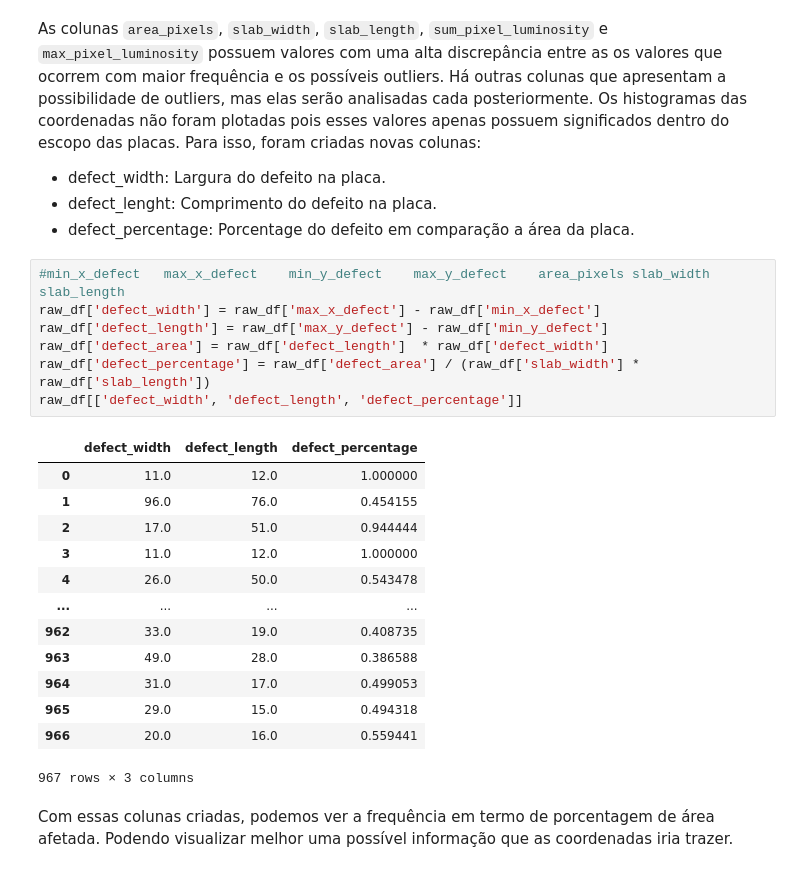
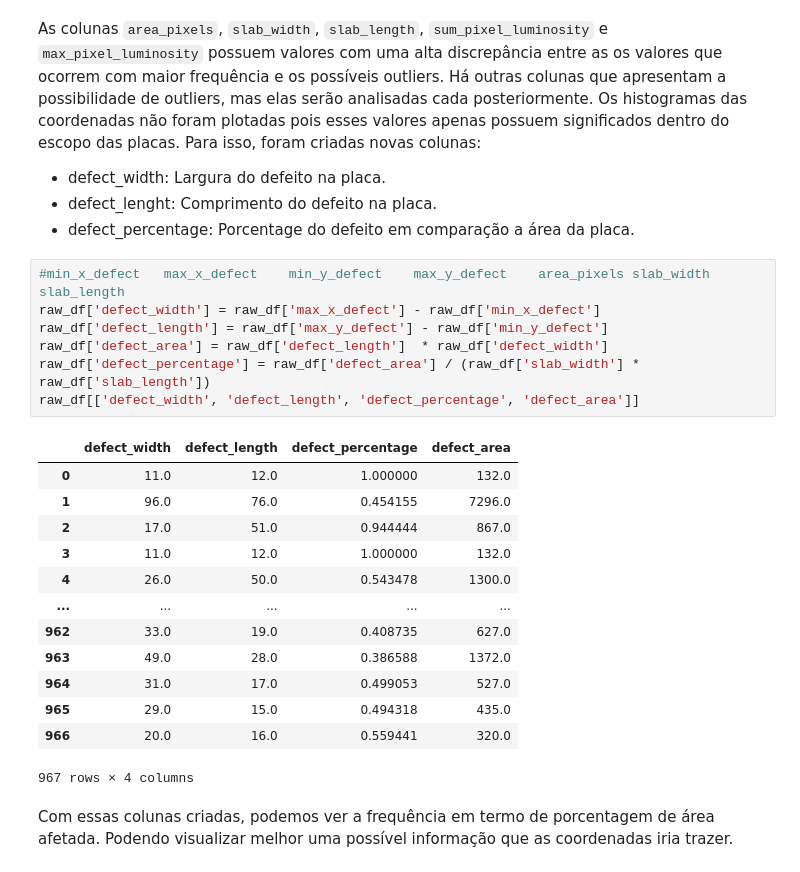
Before and after one commit to beamaia/steel-plates-arcelor, a Jupyter notebook: notebooks/desafio_beatriz_maia.ipynb, the cells around one changed output. Drawn from its saved outputs; the diff is of its cells as text.

```diff
--- a/notebooks/desafio_beatriz_maia.ipynb
+++ b/notebooks/desafio_beatriz_maia.ipynb
@@ -242,24 +243,24 @@ As colunas `area_pixels`, `slab_width`, `slab_length`, `sum_pixel_luminosity` e
 # %%
 #min_x_defect	max_x_defect	min_y_defect	max_y_defect	area_pixels	slab_width	slab_length
 raw_df['defect_width'] = raw_df['max_x_defect'] - raw_df['min_x_defect']
 raw_df['defect_length'] = raw_df['max_y_defect'] - raw_df['min_y_defect']
 raw_df['defect_area'] = raw_df['defect_length']  * raw_df['defect_width']
 raw_df['defect_percentage'] = raw_df['defect_area'] / (raw_df['slab_width'] * raw_df['slab_length'])
-raw_df[['defect_width', 'defect_length', 'defect_percentage']]
+raw_df[['defect_width', 'defect_length', 'defect_percentage', 'defect_area']]
 # %% [output]
-|  | defect_width | defect_length | defect_percentage |
-| 0 | 11.0 | 12.0 | 1.000000 |
-| 1 | 96.0 | 76.0 | 0.454155 |
-| 2 | 17.0 | 51.0 | 0.944444 |
-| 3 | 11.0 | 12.0 | 1.000000 |
-| 4 | 26.0 | 50.0 | 0.543478 |
-| ... | ... | ... | ... |
-| 962 | 33.0 | 19.0 | 0.408735 |
-| 963 | 49.0 | 28.0 | 0.386588 |
-| 964 | 31.0 | 17.0 | 0.499053 |
-| 965 | 29.0 | 15.0 | 0.494318 |
-| 966 | 20.0 | 16.0 | 0.559441 |
+|  | defect_width | defect_length | defect_percentage | defect_area |
+| 0 | 11.0 | 12.0 | 1.000000 | 132.0 |
+| 1 | 96.0 | 76.0 | 0.454155 | 7296.0 |
+| 2 | 17.0 | 51.0 | 0.944444 | 867.0 |
+| 3 | 11.0 | 12.0 | 1.000000 | 132.0 |
+| 4 | 26.0 | 50.0 | 0.543478 | 1300.0 |
+| ... | ... | ... | ... | ... |
+| 962 | 33.0 | 19.0 | 0.408735 | 627.0 |
+| 963 | 49.0 | 28.0 | 0.386588 | 1372.0 |
+| 964 | 31.0 | 17.0 | 0.499053 | 527.0 |
+| 965 | 29.0 | 15.0 | 0.494318 | 435.0 |
+| 966 | 20.0 | 16.0 | 0.559441 | 320.0 |
-967 rows × 3 columns
+967 rows × 4 columns
 # %% [markdown]
 Com essas colunas criadas, podemos ver a frequência em termo de porcentagem de área afetada. Podendo visualizar melhor uma possível informação que as coordenadas iria trazer.
 # %%
```
Also changed, not shown: parts of 27 cells of this notebook.
